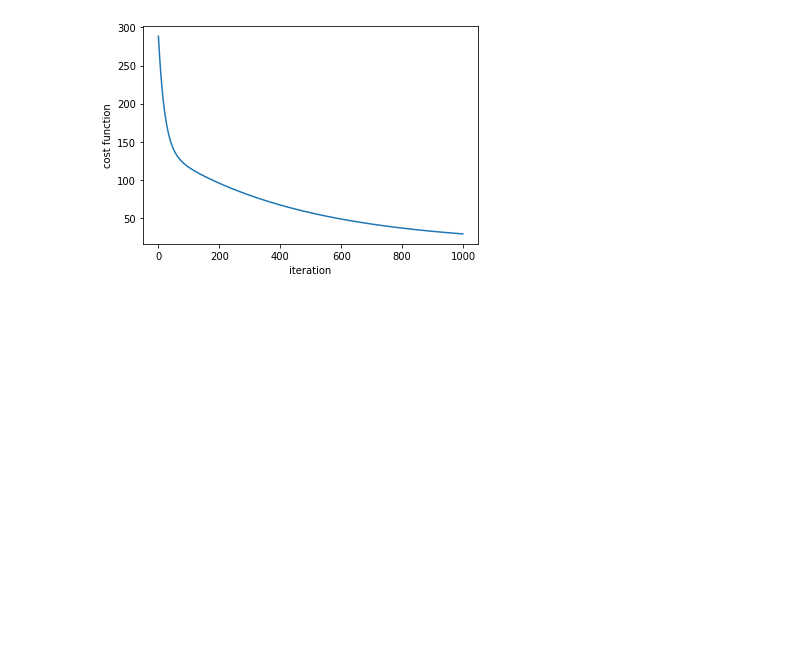
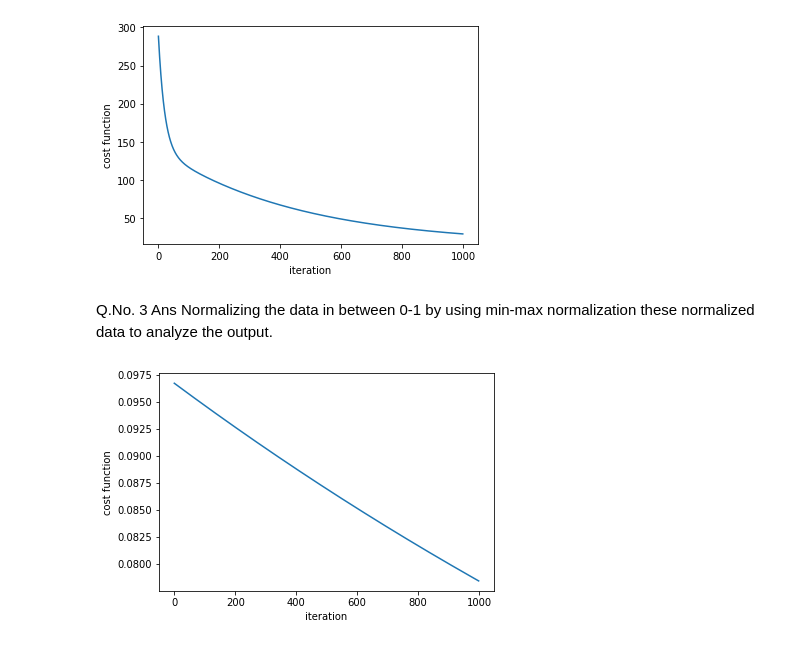
Before and after one commit to binodbudathoki/MscCSIT, a Jupyter notebook: secondSem/ML/lab1/index.ipynb, the cells around one changed output. Cells and saved outputs as stored; diff of their text form; code cells hidden in the pictures; blank space fills up the shorter version.

```diff
--- a/secondSem/ML/lab1/index.ipynb
+++ b/secondSem/ML/lab1/index.ipynb
@@ -110,3 +110,28 @@ plt.ylabel('cost function')
 plt.show()
 # %% [output]
 [figure]
+# %% [markdown]
+Q.No. 3 Ans Normalizing the data in between 0-1 by using min-max normalization these normalized data to analyze the output.
+# %%
+def normalization(X):
+    mins = np.min(X, axis = 0)
+    maxs = np.max(X, axis = 0)
+    rng = maxs - mins
+    norm_X = 1 - ((maxs - X)/rng)
+    return norm_X
+# %%
+# Prepare Data for Normalization
+X1 = normalization(data['RM'].values)
+X2 = normalization(data['LSTAT'].values)
+X=np.array([np.ones(len(X1)), X1, X2])
+B = np.zeros(3)
+Y = np.array(normalization(data['MEDV'].values))
+alpha = 0.0001
+# %%
+B, cost_history = train(X, Y, B)
+plt.plot(cost_history)
+plt.xlabel('iteration')
+plt.ylabel('cost function')
+plt.show()
+# %% [output]
+[figure, added]
```
